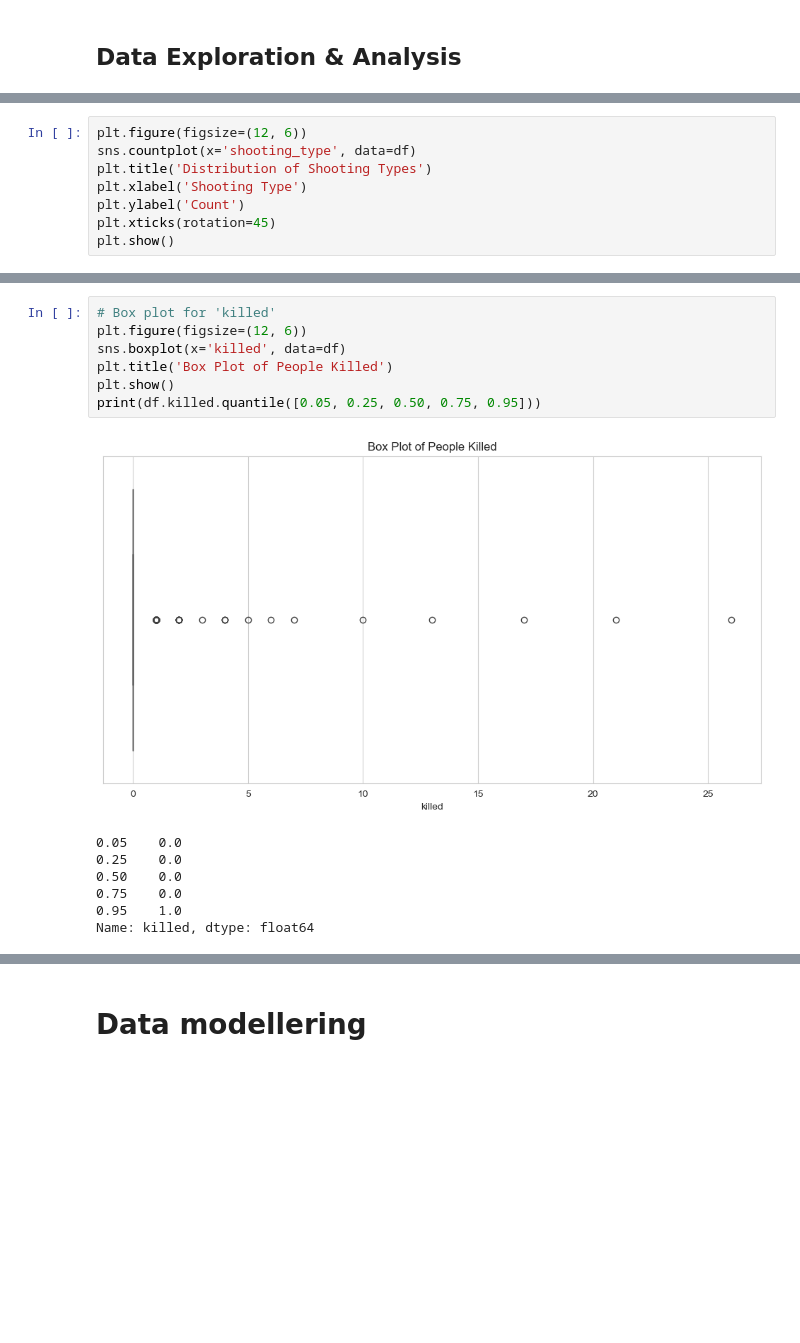
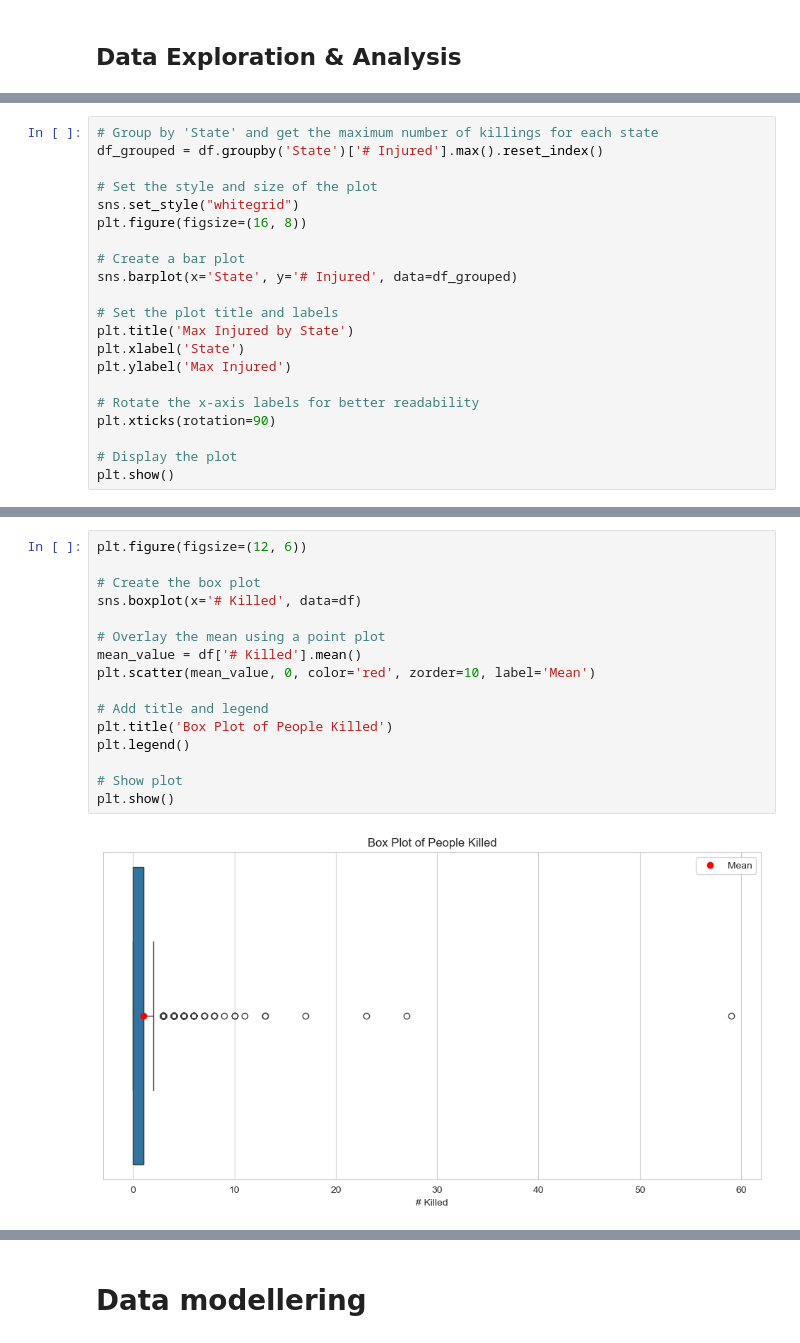
Before and after one commit to AhmadAlkaseb/BI, a Jupyter notebook: MiniProjekt3/Data/MiniProjekt3v1.ipynb, the cells around one changed output, grey strips where cells are left out. Cells and saved outputs as stored; diff of their text form; blank space fills up the shorter version.

```diff
--- a/MiniProjekt3/Data/MiniProjekt3v1.ipynb
+++ b/MiniProjekt3/Data/MiniProjekt3v1.ipynb
@@ -272,9 +229,22 @@ plt.show()
 # %%
-plt.figure(figsize=(12, 6))
-sns.countplot(x='shooting_type', data=df)
-plt.title('Distribution of Shooting Types')
-plt.xlabel('Shooting Type')
-plt.ylabel('Count')
-plt.xticks(rotation=45)
+# Group by 'State' and get the maximum number of killings for each state
+df_grouped = df.groupby('State')['# Injured'].max().reset_index()
+
+# Set the style and size of the plot
+sns.set_style("whitegrid")
+plt.figure(figsize=(16, 8))
+
+# Create a bar plot
+sns.barplot(x='State', y='# Injured', data=df_grouped)
+
+# Set the plot title and labels
+plt.title('Max Injured by State')
+plt.xlabel('State')
+plt.ylabel('Max Injured')
+
+# Rotate the x-axis labels for better readability
+plt.xticks(rotation=90)
+
+# Display the plot
 plt.show()
 # %% [output]
@@ -300,15 +261,18 @@ plt.show()
 # %%
-# Box plot for 'killed'
 plt.figure(figsize=(12, 6))
-sns.boxplot(x='killed', data=df)
+
+# Create the box plot
+sns.boxplot(x='# Killed', data=df)
+
+# Overlay the mean using a point plot
+mean_value = df['# Killed'].mean()
+plt.scatter(mean_value, 0, color='red', zorder=10, label='Mean')
+
+# Add title and legend
 plt.title('Box Plot of People Killed')
+plt.legend()
+
+# Show plot
 plt.show()
-print(df.killed.quantile([0.05, 0.25, 0.50, 0.75, 0.95]))
 # %% [output]
-[figure, old version]
+[figure, new version]
-0.05    0.0
-0.25    0.0
-0.50    0.0
-0.75    0.0
-0.95    1.0
-Name: killed, dtype: float64
```
Also changed, not shown: parts of 45 cells of this notebook.
